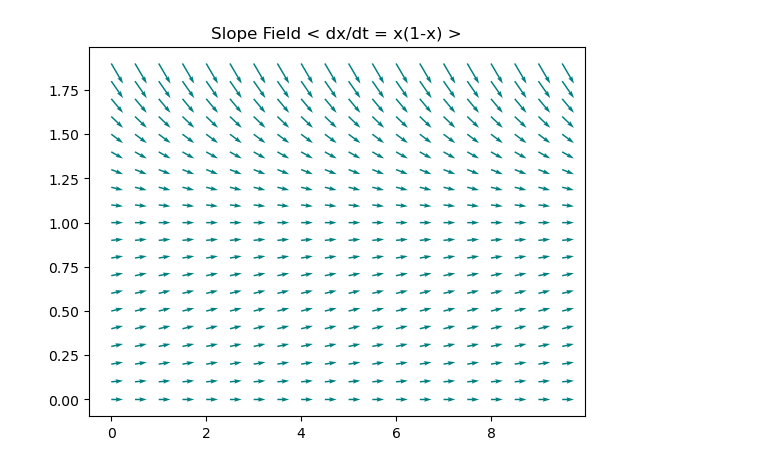
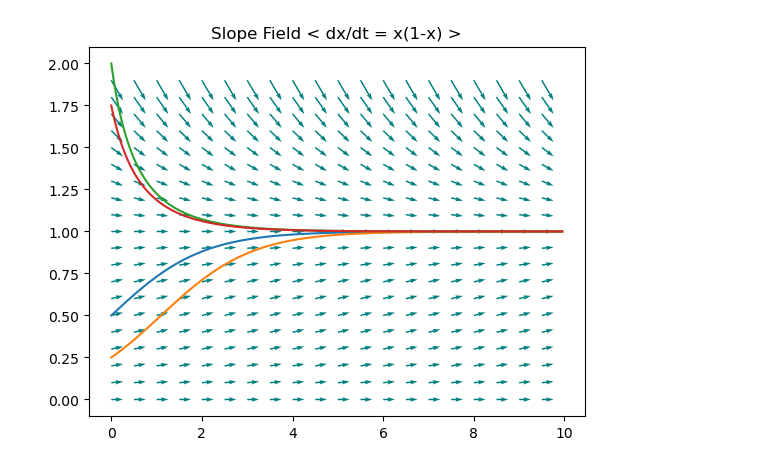
Before and after one commit to witchofthewires/chaotick, a Jupyter notebook: Workbook.ipynb, the cells around one changed output. Drawn from its saved outputs; the diff is of its cells as text; code cells hidden in the pictures.

Commit message:
implemented 4th order runge-kutta

```diff
--- a/Workbook.ipynb
+++ b/Workbook.ipynb
@@ -5,8 +5,19 @@ import numpy as np
 # Strogatz, Nonlinear Dynamics and Chaos, pg 33-34
 
 # 4th order Runge Kutta numerical approximation
-def runge_kutta_4():
-    pass # TODO first need to create an API where I can pass diffeq systems around
+def runge_kutta_4(dydx, range=(0,10), step=0.1, init_val=0.0):
+
+    cur_val = init_val
+    res = []
+    for i in np.arange(range[0], range[1], step):
+        res.append(cur_val)
+        k1 = dydx(cur_val) * step
+        k2 = dydx(cur_val + 0.5*k1) * step
+        k3 = dydx(cur_val + 0.5*k2) * step
+        k4 = dydx(cur_val + k3) * step
+        cur_val += (k1 + 2*k2 + 2*k3 + k4) / 6.0
+
+    return res
 
 # code below adapted from https://medium.com/@olutosinbanjo/how-to-plot-a-direction-field-with-python-1fd022e2d8f8
 
@@ -15,36 +26,50 @@ def gen_meshgrid(x_interval=[-3,3], y_interval=[-3,3]):
     y = np.arange(y_interval[0], y_interval[1], (y_interval[1] - y_interval[0]) / 20.0)
     return np.meshgrid(x, y)
 
 def gen_slopevals(X, Y, dydx):
     dy = dydx(Y)
     dx = np.ones(dy.shape)
     return (dy, dx)
 
-def plot_slope_field_prepped(x_ticks, y_ticks, x_vals, y_vals, normalized=True, title="Slope Field"):
+def plot_slope_field_prepped(x_ticks, y_ticks, x_vals, y_vals, normalized=True, title="Slope Field", extra_x=[]):
 
     if normalized:
         x_vals = x_vals / np.sqrt(x_vals**2 + y_vals**2)
         y_vals = y_vals / np.sqrt(x_vals**2 + y_vals**2)
 
     plot = plt.figure()
     plt.quiver(x_ticks, y_ticks, x_vals, y_vals,
                color='Teal')
+    for y in extra_x: # TODO rename or probably rework API
+        plt.plot(y[0], y[1])
 
     plt.title(title)
     plt.show(plot)
 
-def plot_slope_field(x_interval, y_interval, dydx, normalized=True, title="Slope Field"):
+    return plt
+
+def plot_slope_field(x_interval, y_interval, dydx, normalized=True, title="Slope Field", extra_x=[]):
     X, Y = gen_meshgrid(x_interval, y_interval)
-    dy, dx = gen_slopevals(X, Y, logistic_equation)
-    plot_slope_field_prepped(X, Y, dx, dy, normalized=False, title=title)
+    dy, dx = gen_slopevals(X, Y, dydx)
+    return plot_slope_field_prepped(X, Y, dx, dy, normalized=normalized, title=title, extra_x=extra_x)
 
 if __name__ == '__main__':
 
     def logistic_equation(X):
         return X * (1 - X)
     x_interval = [0, 10]
     y_interval = [0,2]
 
-    plot_slope_field(x_interval, y_interval, logistic_equation, title='Slope Field < dx/dt = x(1-x) >')
+    x = np.arange(0,10,0.05)
+    y1 = runge_kutta_4(logistic_equation, step=0.05, init_val=0.5)
+    y2 = runge_kutta_4(logistic_equation, step=0.05, init_val=0.25)
+    y3 = runge_kutta_4(logistic_equation, step=0.05, init_val=2)
+    y4 = runge_kutta_4(logistic_equation, step=0.05, init_val=1.75)
+    extra_x = [[x, y1], [x, y2], [x, y3], [x, y4]]
+
+    plt = plot_slope_field(x_interval, y_interval, logistic_equation, extra_x=extra_x, title='Slope Field < dx/dt = x(1-x) >')
+    #axes = plt.gca()
+    #axes.plot(x, y)
+    #plt.show()
 # %% [output]
-[figure, old version]
+[figure, new version]
```
